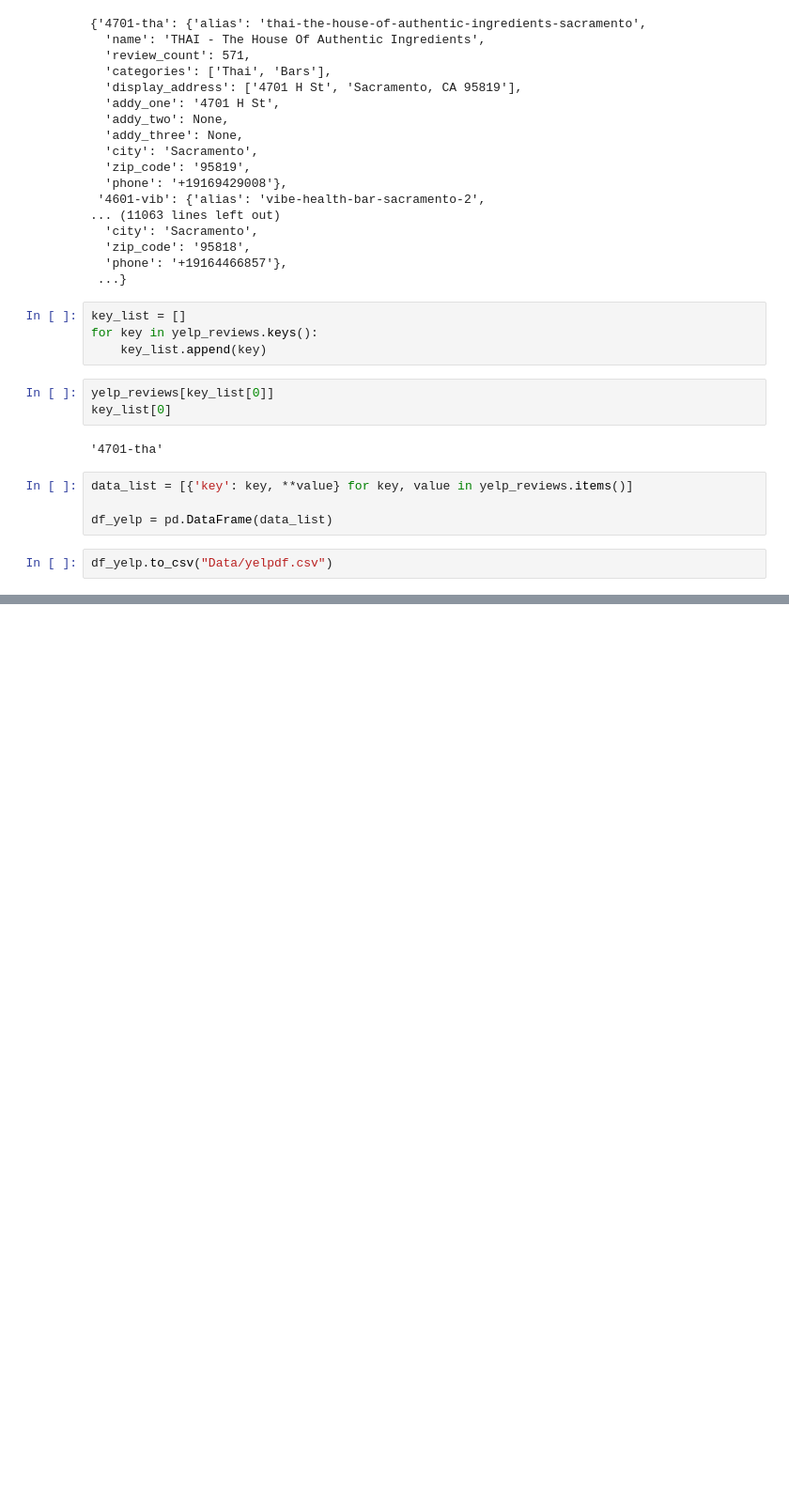
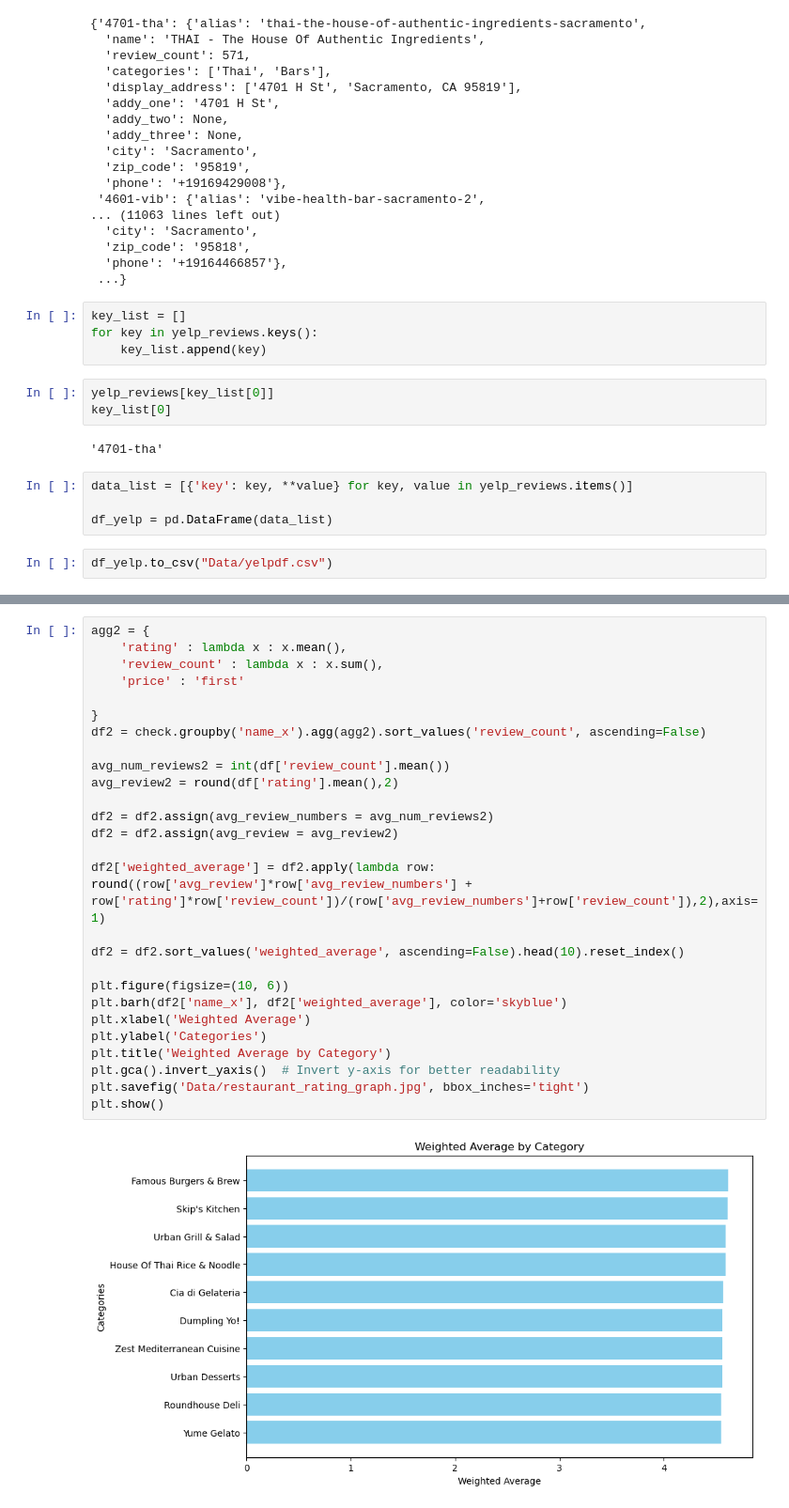
Before and after one commit to AlanPhan1999/207Final, a Jupyter notebook: Final.ipynb, the cells around one changed output, grey strips where cells are left out. Shown at 94% size. Cells and saved outputs as stored; diff of their text form; blank space fills up the shorter version.

```diff
--- a/Final.ipynb
+++ b/Final.ipynb
@@ -118,0 +241,29 @@ df_yelp.to_csv("Data/yelpdf.csv")
+# %%
+agg2 = {
+    'rating' : lambda x : x.mean(),
+    'review_count' : lambda x : x.sum(),
+    'price' : 'first'
+
+}
+df2 = check.groupby('name_x').agg(agg2).sort_values('review_count', ascending=False)
+
+avg_num_reviews2 = int(df['review_count'].mean())
+avg_review2 = round(df['rating'].mean(),2)
+
+df2 = df2.assign(avg_review_numbers = avg_num_reviews2)
+df2 = df2.assign(avg_review = avg_review2)
+
+df2['weighted_average'] = df2.apply(lambda row: round((row['avg_review']*row['avg_review_numbers'] + row['rating']*row['review_count'])/(row['avg_review_numbers']+row['review_count']),2),axis=1)
+
+df2 = df2.sort_values('weighted_average', ascending=False).head(10).reset_index()
+
+plt.figure(figsize=(10, 6))
+plt.barh(df2['name_x'], df2['weighted_average'], color='skyblue')
+plt.xlabel('Weighted Average')
+plt.ylabel('Categories')
+plt.title('Weighted Average by Category')
+plt.gca().invert_yaxis()  # Invert y-axis for better readability
+plt.savefig('Data/restaurant_rating_graph.jpg', bbox_inches='tight')
+plt.show()
+# %% [output]
+[figure, added]
```
Also changed, not shown: parts of 19 cells of this notebook, 7 other files.
